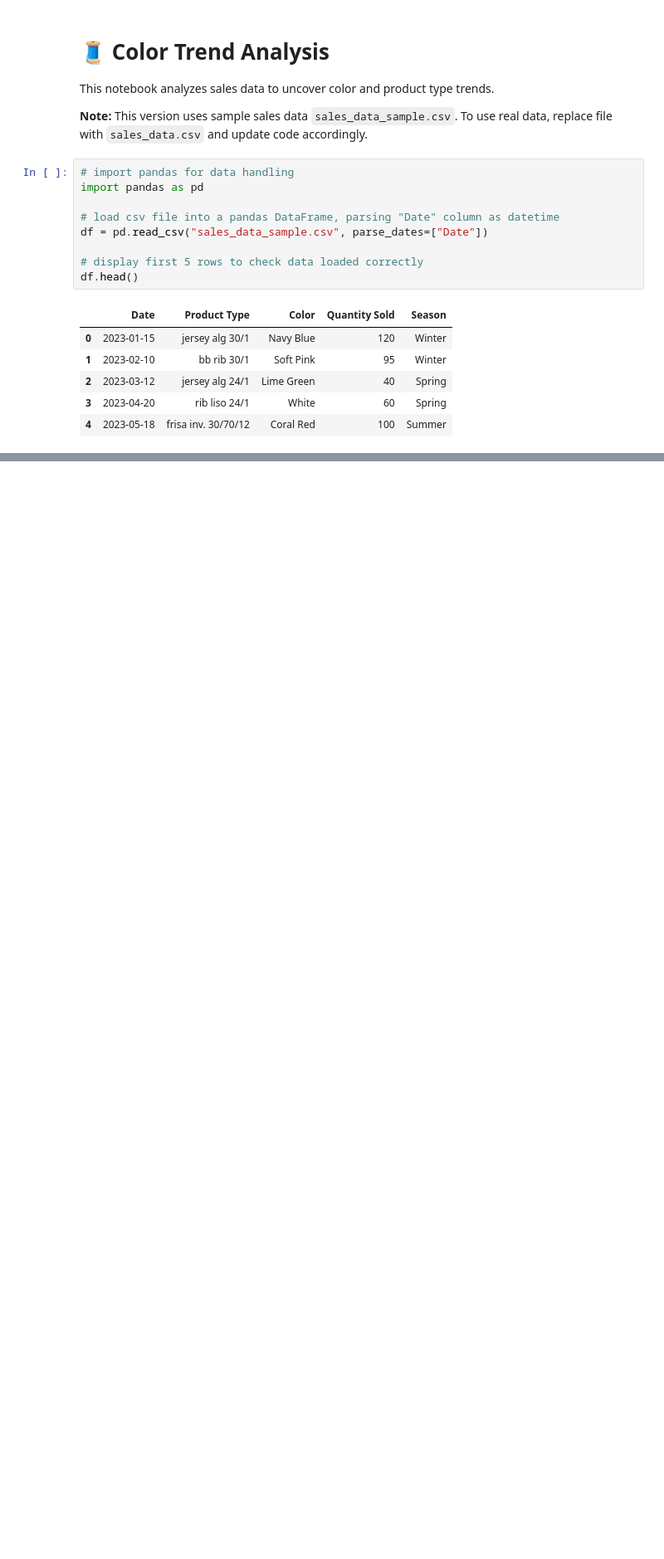
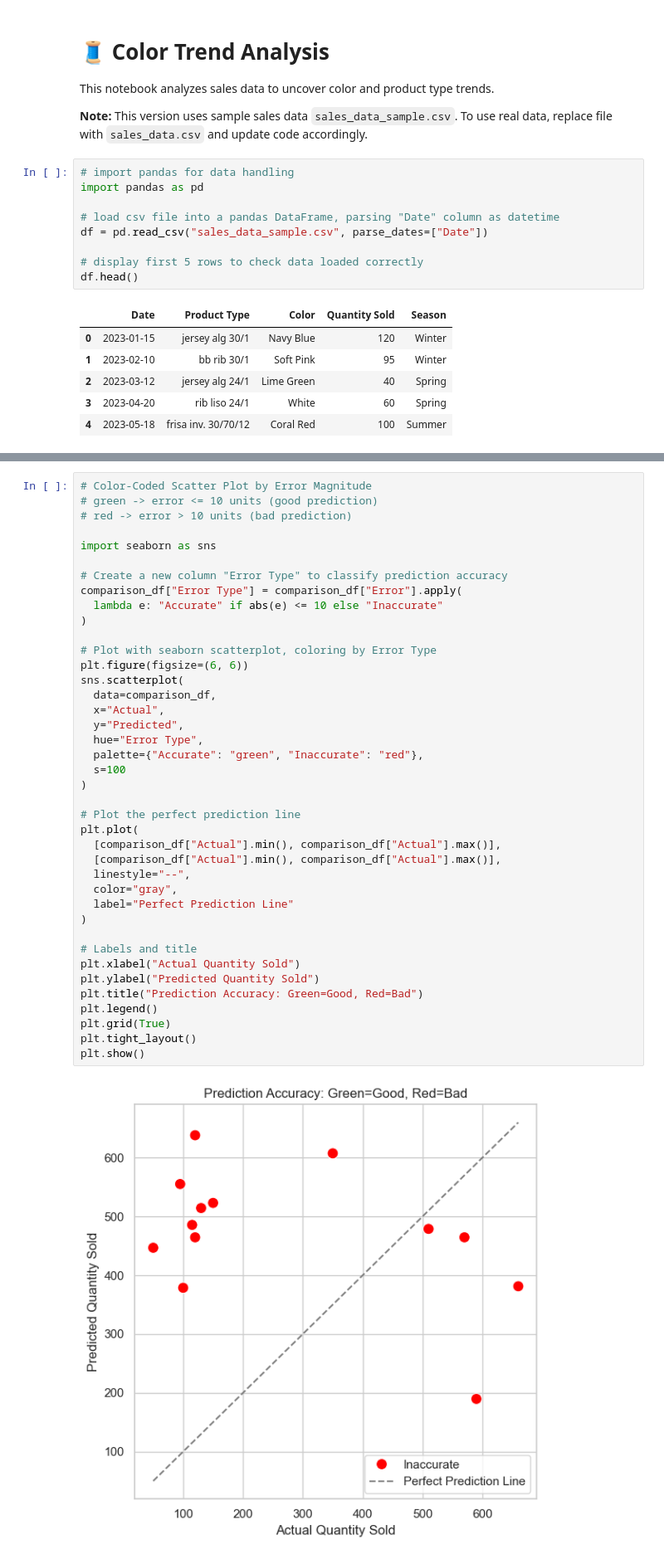
Before and after one commit to danveb/color-demand-predictor, a Jupyter notebook: color_trend_analysis.ipynb, the cells around one changed output, grey strips where cells are left out. Shown at 83% size. Drawn from its saved outputs; the diff is of its cells as text; blank space fills up the shorter version.

```diff
--- a/color_trend_analysis.ipynb
+++ b/color_trend_analysis.ipynb
@@ -231,0 +327,42 @@ Predicted Quantity Sold for Soft Pink, bb rib 30/1 in Fall: 99
+# %%
+# Color-Coded Scatter Plot by Error Magnitude
+# green -> error <= 10 units (good prediction)
+# red -> error > 10 units (bad prediction)
+
+import seaborn as sns
+
+# Create a new column "Error Type" to classify prediction accuracy
+comparison_df["Error Type"] = comparison_df["Error"].apply(
+  lambda e: "Accurate" if abs(e) <= 10 else "Inaccurate"
+)
+
+# Plot with seaborn scatterplot, coloring by Error Type
+plt.figure(figsize=(6, 6))
+sns.scatterplot(
+  data=comparison_df,
+  x="Actual",
+  y="Predicted",
+  hue="Error Type",
+  palette={"Accurate": "green", "Inaccurate": "red"},
+  s=100
+)
+
+# Plot the perfect prediction line
+plt.plot(
+  [comparison_df["Actual"].min(), comparison_df["Actual"].max()],
+  [comparison_df["Actual"].min(), comparison_df["Actual"].max()],
+  linestyle="--",
+  color="gray",
+  label="Perfect Prediction Line"
+)
+
+# Labels and title
+plt.xlabel("Actual Quantity Sold")
+plt.ylabel("Predicted Quantity Sold")
+plt.title("Prediction Accuracy: Green=Good, Red=Bad")
+plt.legend()
+plt.grid(True)
+plt.tight_layout()
+plt.show()
+# %% [output]
+[figure, added]
```
Also changed, not shown: parts of 11 cells of this notebook, 1 other file.
